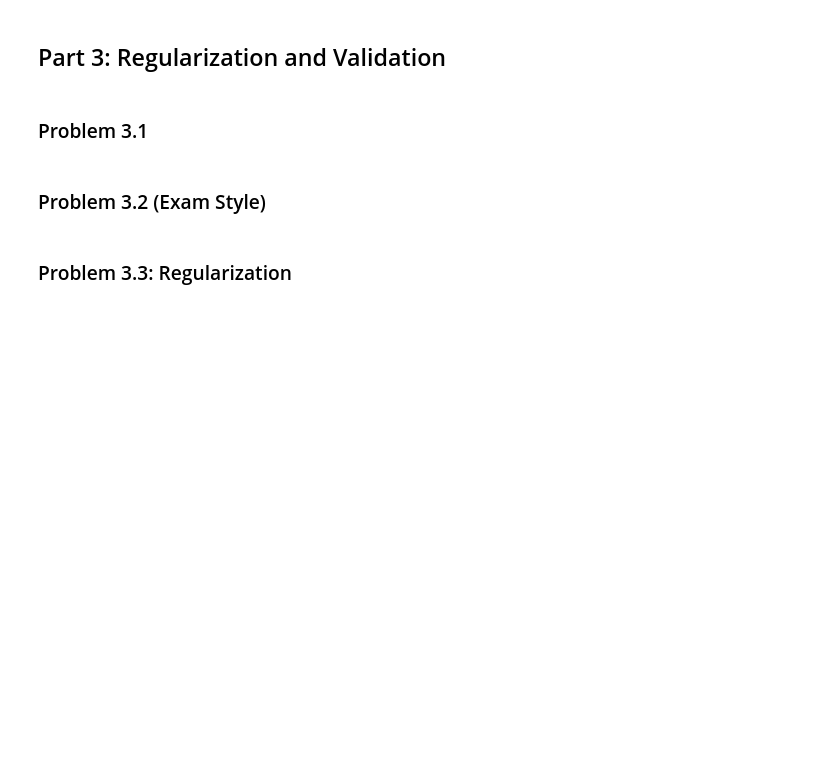
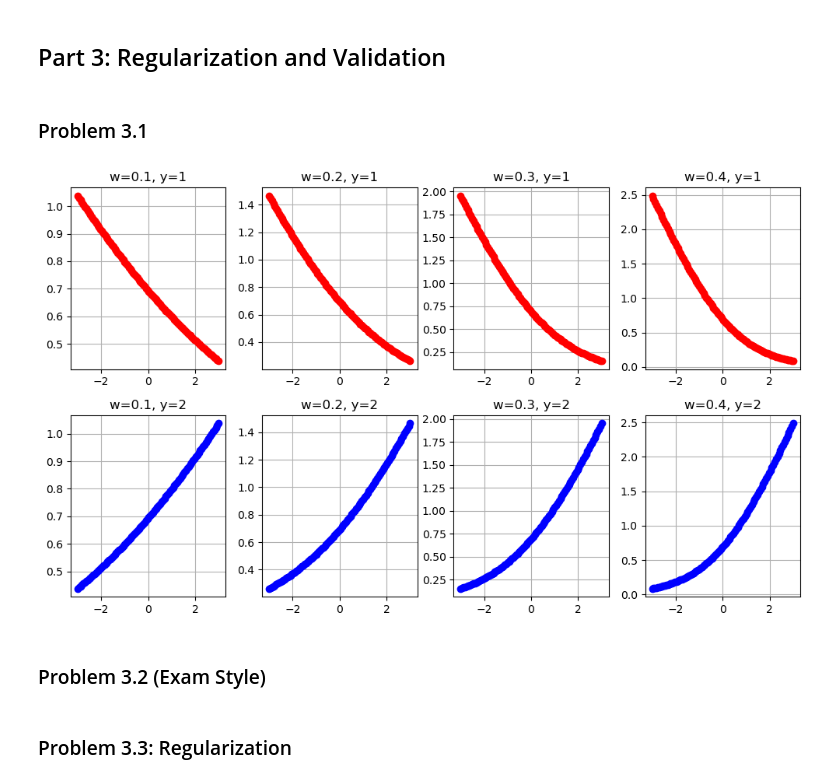
Before and after one commit to detroitnatif/CS371, a Jupyter notebook: hw4/homework04.ipynb, the cells around one changed output. Cells and saved outputs as stored; diff of their text form; code cells hidden in the pictures; blank space fills up the shorter version.

```diff
--- a/hw4/homework04.ipynb
+++ b/hw4/homework04.ipynb
@@ -99,6 +97,41 @@ Ratio for 1600:  3.7531
 ## Part 3: Regularization and Validation
 # %% [markdown]
 ### Problem 3.1
+# %%
+def hinge_loss(y, a):
+    e1 = np.exp(a[0])
+    e2 = np.exp(a[1])
+    return np.log(e1 + e2) - a[y-1]
+
+def a1(w, x):
+    return np.outer(w, x)
+def a2(w, x):
+    return -np.outer(w, x)
+
+ys = np.array([1, 2])
+ws = np.array([.1, .2, .3, .4])
+xs = np.linspace(-3, 3, 100)
+
+a_s = a1(ws, xs)
+a_s2 = a2(ws, xs)
+
+fig, ax = plt.subplots(2, 4, figsize=(10, 6), tight_layout=True)
+
+
+for r in range(2):
+    for c in range(4):
+        for i in range(len(xs)):
+            a = np.array([a_s[c, i], a_s2[c, i]])
+            s = hinge_loss(ys[r], a)
+
+            ax[r, c].plot(xs[i], s, 'ro' if r == 0 else 'bo')
+
+        ax[r, c].set_title(f"w={ws[c]:.1f}, y={ys[r]}")
+        ax[r, c].grid(True)
+
+plt.show()
+# %% [output]
+[figure, added]
 # %% [markdown]
 ### Problem 3.2 (Exam Style)
 # %% [markdown]
```
Also changed, not shown: parts of 2 cells of this notebook.
